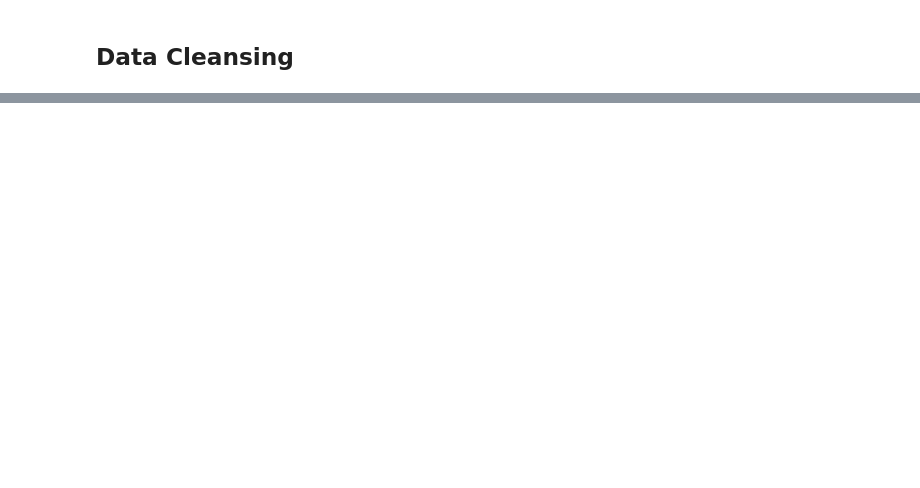
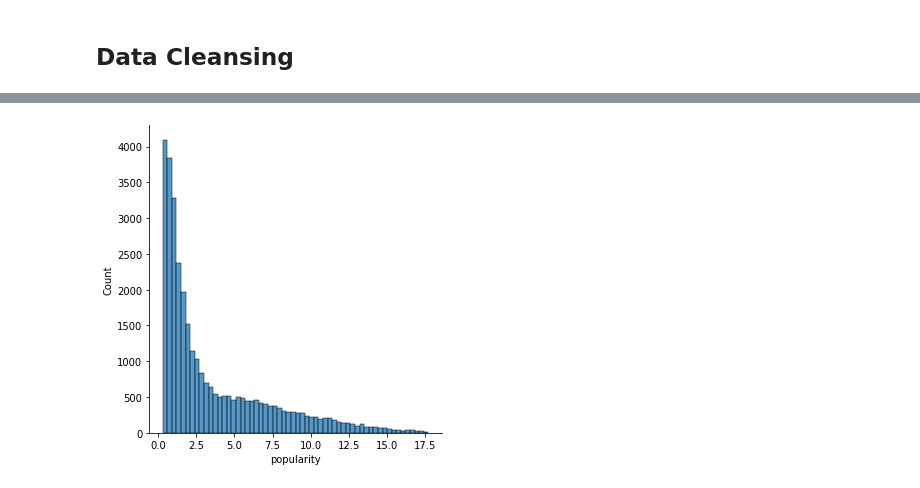
Before and after one commit to kunhwiko/Movie_Recommendation, a Jupyter notebook: src/CIS545_Group_Project.ipynb, the cells around one changed output, grey strips where cells are left out. Saved outputs shown, nothing was run; the diff lists cells and outputs as text; code cells hidden in the pictures; blank space fills up the shorter version.

```diff
--- a/src/CIS545_Group_Project.ipynb
+++ b/src/CIS545_Group_Project.ipynb
@@ -118,0 +116,15 @@ movies_df
+# %%
+# Step 3 : plot popularity and decide what threshold to use to drop non-popular movies
+movies_df['popularity'] = movies_df['popularity'].apply(lambda x : float(x))
+sns.displot(movies_df, x = "popularity", bins = [i*0.3 for i in range(1, 60)])
+popular_threshold = 0.6
+movies_df = movies_df[movies_df['popularity'] >= popular_threshold]
+
+# Step 4 : convert str --> [array of words]
+movies_df['genres'] = movies_df['genres'].apply(lambda x : str_parser(x))
+movies_df.dropna(inplace=True)
+
+movies_df['production_companies'] = movies_df['production_companies'].apply(lambda x : str_parser(x))
+movies_df.dropna(inplace=True)
+# %% [output]
+[figure, added]
```
Also changed, not shown: parts of 11 cells of this notebook.
